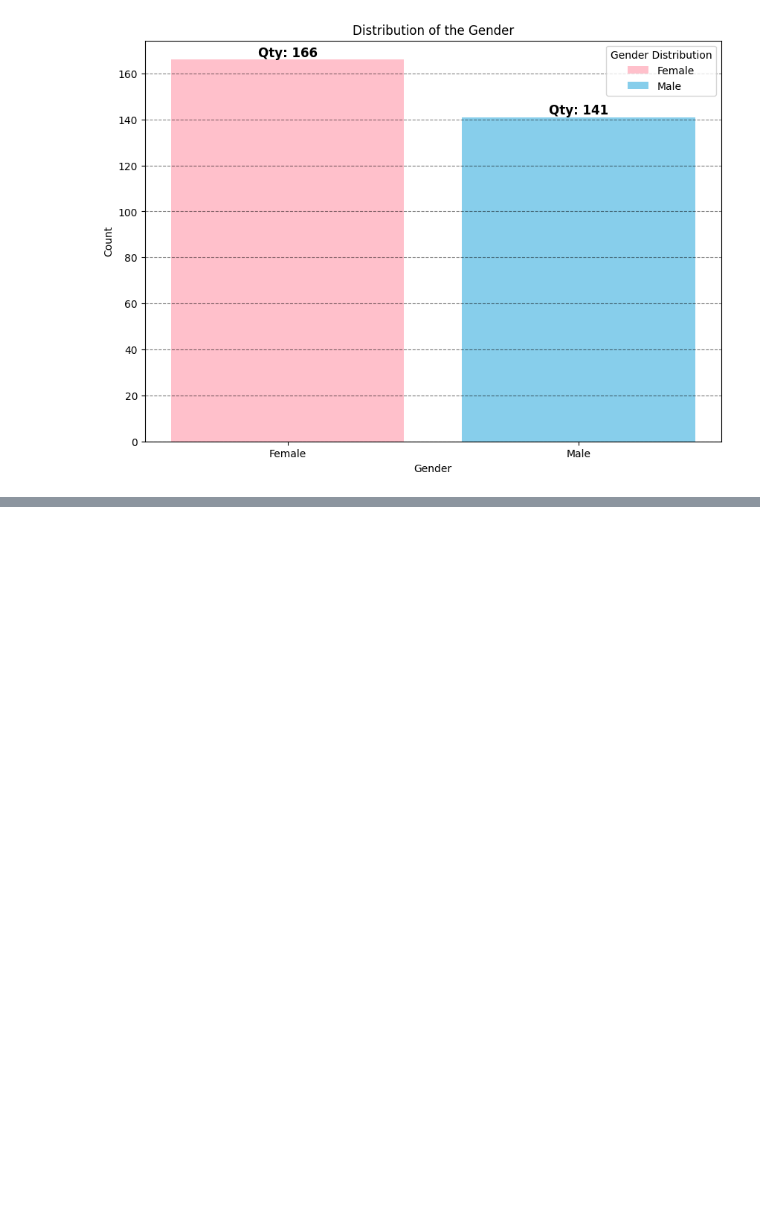
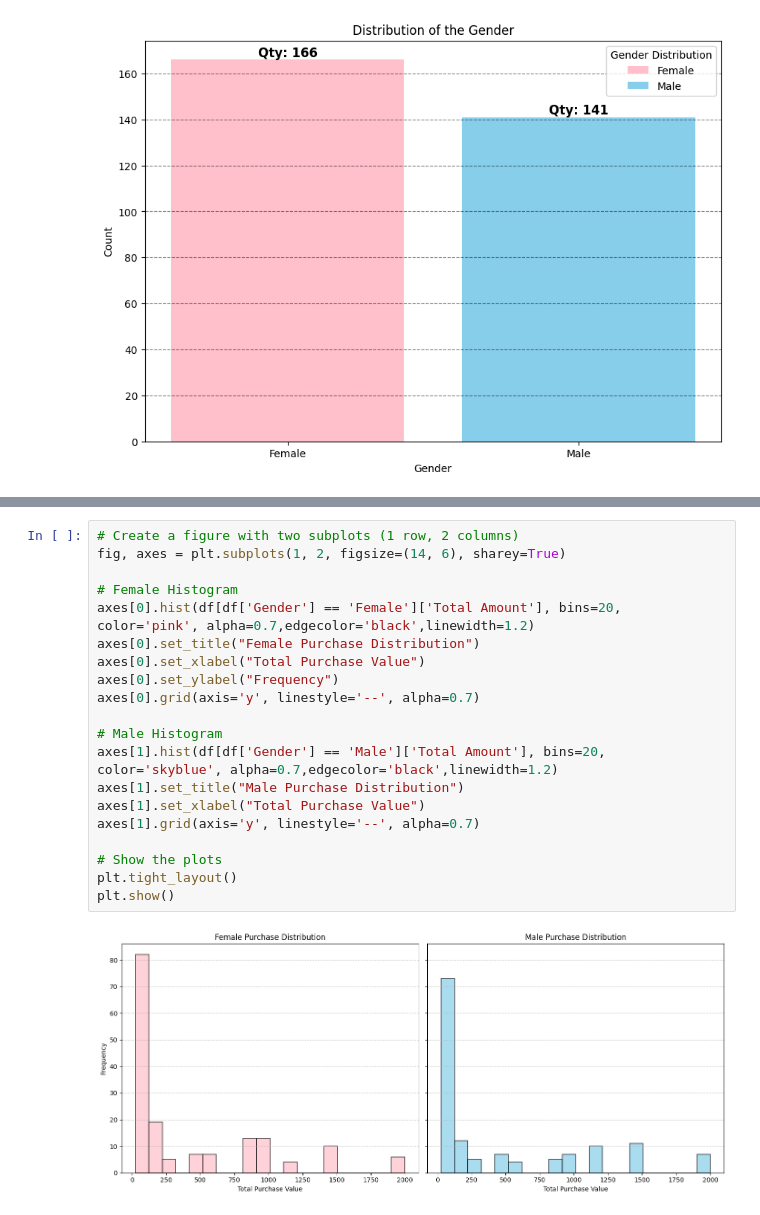
Before and after one commit to SauhardSHukla/Business_Analytics, a Jupyter notebook: Sales_Analytics/Product_Category_Sales_Analysis/Beauty_Product_Comparison.ipynb, the cells around one changed output, grey strips where cells are left out. Drawn from its saved outputs; the diff is of its cells as text; blank space fills up the shorter version.

```diff
--- a/Sales_Analytics/Product_Category_Sales_Analysis/Beauty_Product_Comparison.ipynb
+++ b/Sales_Analytics/Product_Category_Sales_Analysis/Beauty_Product_Comparison.ipynb
@@ -124,0 +179,22 @@ plt.show()
+# %%
+# Create a figure with two subplots (1 row, 2 columns)
+fig, axes = plt.subplots(1, 2, figsize=(14, 6), sharey=True)
+
+# Female Histogram
+axes[0].hist(df[df['Gender'] == 'Female']['Total Amount'], bins=20, color='pink', alpha=0.7,edgecolor='black',linewidth=1.2)
+axes[0].set_title("Female Purchase Distribution")
+axes[0].set_xlabel("Total Purchase Value")
+axes[0].set_ylabel("Frequency")
+axes[0].grid(axis='y', linestyle='--', alpha=0.7)
+
+# Male Histogram
+axes[1].hist(df[df['Gender'] == 'Male']['Total Amount'], bins=20, color='skyblue', alpha=0.7,edgecolor='black',linewidth=1.2)
+axes[1].set_title("Male Purchase Distribution")
+axes[1].set_xlabel("Total Purchase Value")
+axes[1].grid(axis='y', linestyle='--', alpha=0.7)
+
+# Show the plots
+plt.tight_layout()
+plt.show()
+# %% [output]
+[figure, added]
```
Also changed, not shown: parts of 5 cells of this notebook, 1 other file.
